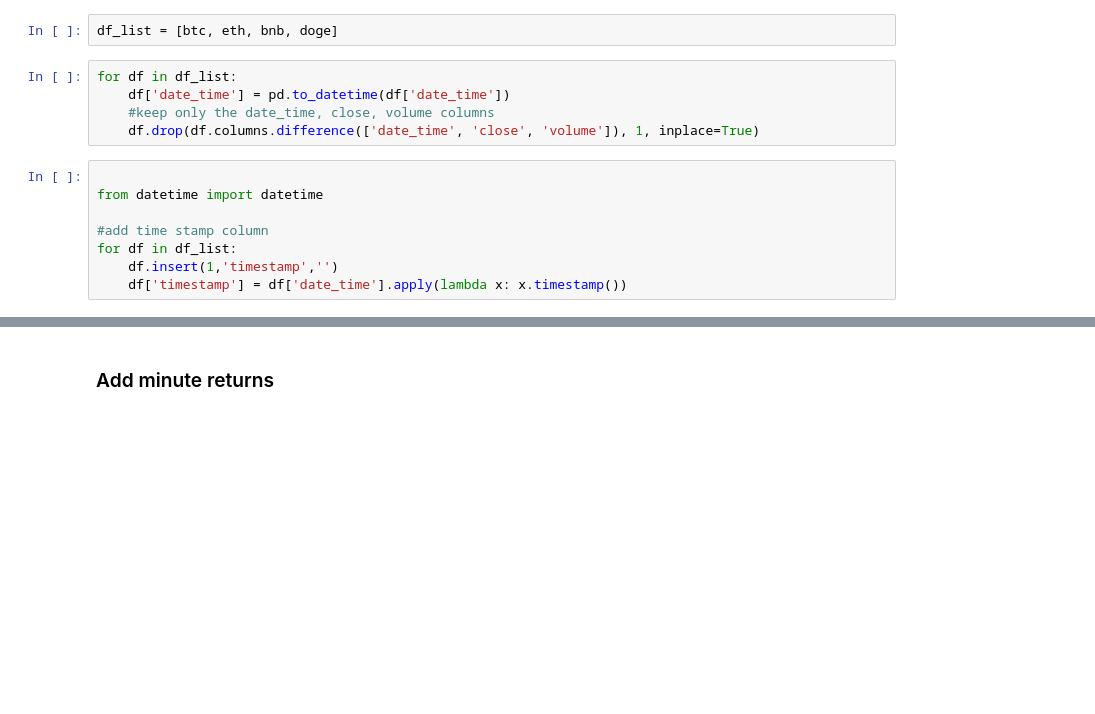
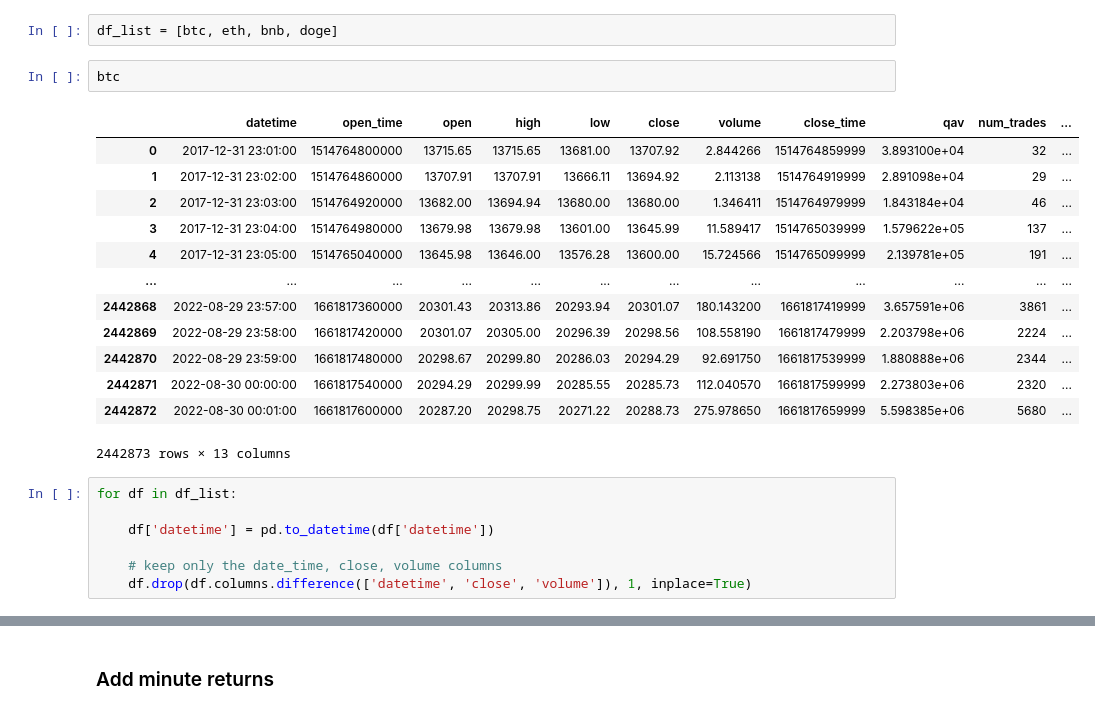
Before and after one commit to vladlevitin/finance_project, a Jupyter notebook: analysis.ipynb, the cells around one changed output, grey strips where cells are left out. Saved outputs shown, nothing was run; the diff lists cells and outputs as text; blank space fills up the shorter version.

```diff
--- a/analysis.ipynb
+++ b/analysis.ipynb
@@ -33,16 +33,26 @@ bnb = pd.read_csv('data/crypto_data/BNBUSDT.csv')
 doge = pd.read_csv('data/crypto_data/DOGEUSDT.csv')
 # %%
 df_list = [btc, eth, bnb, doge]
+# %%
+btc
+# %% [output]
+|  | datetime | open_time | open | high | low | close | volume | close_time | qav | num_trades | ... |
+| 0 | 2017-12-31 23:01:00 | 1514764800000 | 13715.65 | 13715.65 | 13681.00 | 13707.92 | 2.844266 | 1514764859999 | 3.893100e+04 | 32 | ... |
+| 1 | 2017-12-31 23:02:00 | 1514764860000 | 13707.91 | 13707.91 | 13666.11 | 13694.92 | 2.113138 | 1514764919999 | 2.891098e+04 | 29 | ... |
+| 2 | 2017-12-31 23:03:00 | 1514764920000 | 13682.00 | 13694.94 | 13680.00 | 13680.00 | 1.346411 | 1514764979999 | 1.843184e+04 | 46 | ... |
+| 3 | 2017-12-31 23:04:00 | 1514764980000 | 13679.98 | 13679.98 | 13601.00 | 13645.99 | 11.589417 | 1514765039999 | 1.579622e+05 | 137 | ... |
+| 4 | 2017-12-31 23:05:00 | 1514765040000 | 13645.98 | 13646.00 | 13576.28 | 13600.00 | 15.724566 | 1514765099999 | 2.139781e+05 | 191 | ... |
+| ... | ... | ... | ... | ... | ... | ... | ... | ... | ... | ... | ... |
+| 2442868 | 2022-08-29 23:57:00 | 1661817360000 | 20301.43 | 20313.86 | 20293.94 | 20301.07 | 180.143200 | 1661817419999 | 3.657591e+06 | 3861 | ... |
+| 2442869 | 2022-08-29 23:58:00 | 1661817420000 | 20301.07 | 20305.00 | 20296.39 | 20298.56 | 108.558190 | 1661817479999 | 2.203798e+06 | 2224 | ... |
+| 2442870 | 2022-08-29 23:59:00 | 1661817480000 | 20298.67 | 20299.80 | 20286.03 | 20294.29 | 92.691750 | 1661817539999 | 1.880888e+06 | 2344 | ... |
+| 2442871 | 2022-08-30 00:00:00 | 1661817540000 | 20294.29 | 20299.99 | 20285.55 | 20285.73 | 112.040570 | 1661817599999 | 2.273803e+06 | 2320 | ... |
+| 2442872 | 2022-08-30 00:01:00 | 1661817600000 | 20287.20 | 20298.75 | 20271.22 | 20288.73 | 275.978650 | 1661817659999 | 5.598385e+06 | 5680 | ... |
+2442873 rows × 13 columns
 # %%
 for df in df_list:
-    df['date_time'] = pd.to_datetime(df['date_time'])
-    #keep only the date_time, close, volume columns
-    df.drop(df.columns.difference(['date_time', 'close', 'volume']), 1, inplace=True)
+
+    df['datetime'] = pd.to_datetime(df['datetime'])
+
+    # keep only the date_time, close, volume columns
+    df.drop(df.columns.difference(['datetime', 'close', 'volume']), 1, inplace=True)
-# %%
-
-from datetime import datetime
-
-#add time stamp column
-for df in df_list:
-    df.insert(1,'timestamp','')
-    df['timestamp'] = df['date_time'].apply(lambda x: x.timestamp())
```
Also changed, not shown: parts of 15 cells of this notebook.
